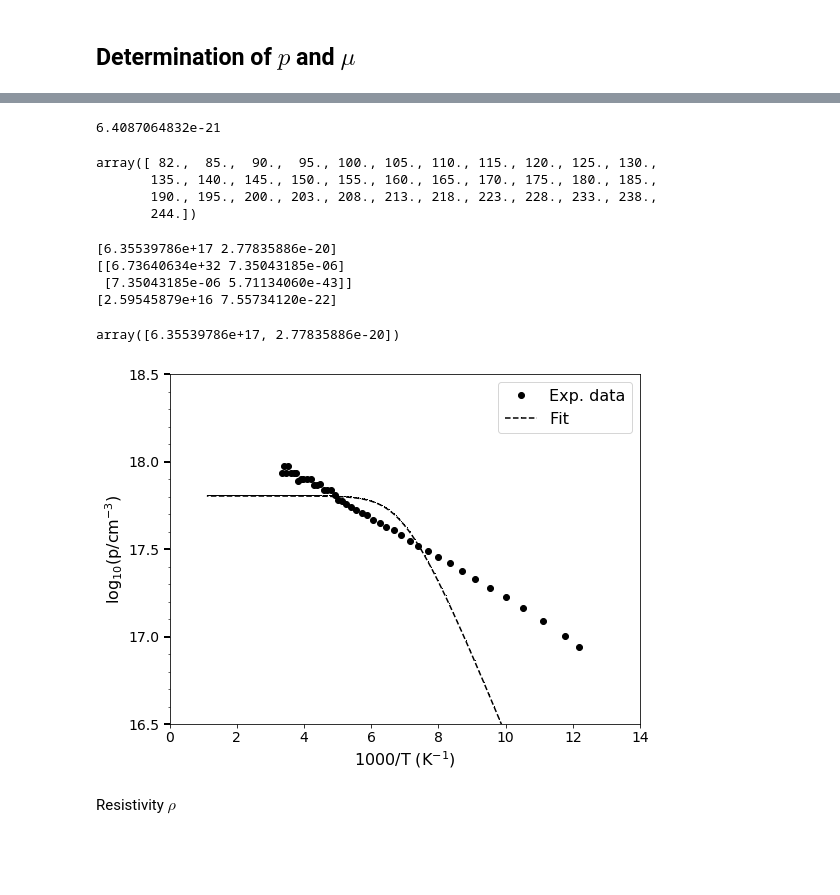
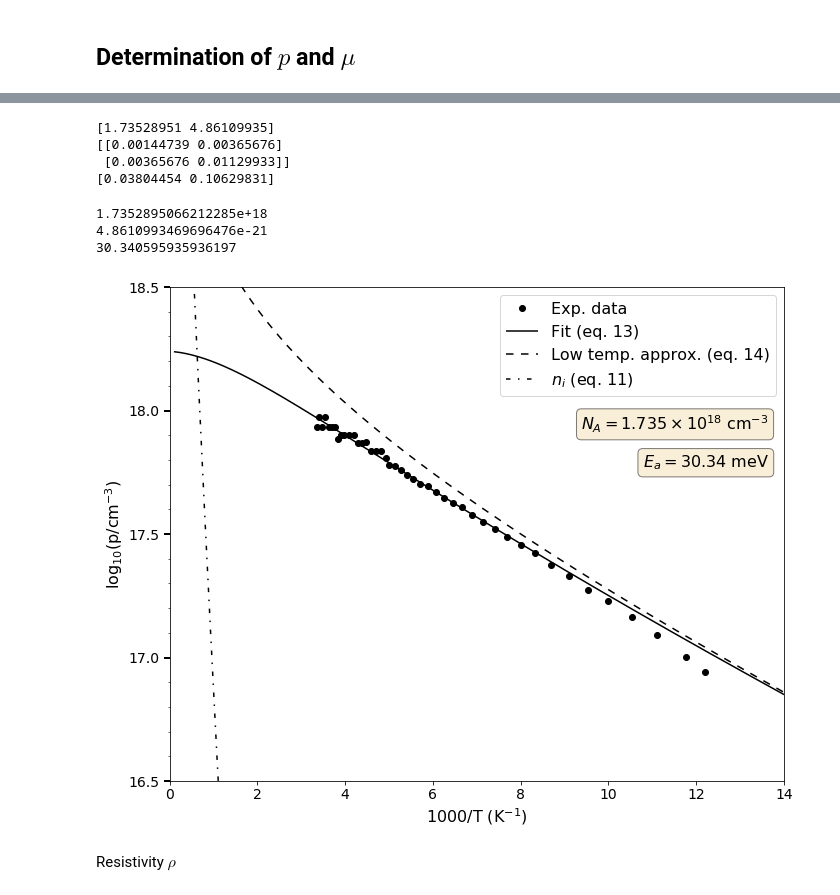
Before and after one commit to iyanmv/APL_ws18-19, a Jupyter notebook: Hall/Hall_effect.ipynb, the cells around one changed output, grey strips where cells are left out. Cells and saved outputs as stored; diff of their text form; code cells hidden in the pictures; blank space fills up the shorter version.

Commit message:
[Hall Effect] Add (finally) good plot with fit for carrier density

```diff
--- a/Hall/Hall_effect.ipynb
+++ b/Hall/Hall_effect.ipynb
@@ -368,9 +368,0 @@ def Nv(T):
-# %%
-def p_full(T, Na, Ea):
-    # x = 1000 / T
-    kB = cte['Boltzmann constant'][0]
-    return 2 * Na / (1 + np.sqrt(1 + 16 * Na / Nv(T) * np.exp(Ea / (kB * T))))
-# %%
-def p_approx(x, Na, Ea):
-    kB = cte['Boltzmann constant'][0]
-    return .5 * np.sqrt(Na * Nv(x)) * np.exp(-Ea * x / (2000 * kB))
@@ -376,0 +371,7 @@ def p_approx(x, Na, Ea):
+# %%
+kB = physical_constants['Boltzmann constant'][0] # J / K
+kB_eV = physical_constants['Boltzmann constant in eV/K'][0] # eV / K
+m0 = physical_constants['electron mass'][0] # kg
+h = physical_constants['Planck constant'][0] # J·s
+electron_charge = physical_constants['elementary charge'][0] # C
+eV = physical_constants['electron volt'][0] # J
@@ -392,52 +410,51 @@ p1 = 1 / (electron_charge * R_H1)
-# %%
-eV = cte['electron volt'][0]
-40e-3 * eV
-# %% [output]
-6.4087064832e-21
-# %%
-T3[:-10]
-# %% [output]
-array([ 82.,  85.,  90.,  95., 100., 105., 110., 115., 120., 125., 130.,
-       135., 140., 145., 150., 155., 160., 165., 170., 175., 180., 185.,
-       190., 195., 200., 203., 208., 213., 218., 223., 228., 233., 238.,
-       244.])
 # %%
-popt1, pcov1 = curve_fit(p_full, T3[:-10], p3[:-10], p0=(1e18, 4e-20))
+popt1, pcov1 = curve_fit(p_full, 1000/T3, p3, p0=(1, 4))
 print(popt1)
 print(pcov1)
 perr1 = np.sqrt(np.diag(pcov1))
 print(perr1)
 # %% [output]
-[6.35539786e+17 2.77835886e-20]
-[[6.73640634e+32 7.35043185e-06]
- [7.35043185e-06 5.71134060e-43]]
-[2.59545879e+16 7.55734120e-22]
+[1.73528951 4.86109935]
+[[0.00144739 0.00365676]
+ [0.00365676 0.01129933]]
+[0.03804454 0.10629831]
-# %%
-popt1
-# %% [output]
-array([6.35539786e+17, 2.77835886e-20])
+# %%
+print(popt1[0] * 1e18)
+print(popt1[1] * 1e-21)
+print(popt1[1] * 1e-21 / eV * 1e3)
+# %% [output]
+1.7352895066212285e+18
+4.8610993469696476e-21
+30.340595935936197
 # %%
-fig, ax = plt.subplots(1,1, figsize=(8,6))
+fig, ax = plt.subplots(1,1, figsize=(10,8))
 ax.plot(1000/T3, np.log10(p3), 'ko', label='Exp. data')
-T = np.linspace(72, 900, 500)
-ax.plot(1000/T, np.log10(p_full(T, *popt1)), 'k--,', label='Fit')
-#ax.plot(1000/T, np.log10(p_full(1000/T, *popt1)), 'b--', label='Fit2')
-#ax.plot(1000/T, np.log10(p_full(1000/T, 2.00095673e+18, 1.5e-23)), 'k--', label='Fit')
-#ax.plot(1000/T, np.log10(p_approx(1000/T, 1e18, 10e-20)), 'b--', label='Low temp.')
-#ax.plot(1000/T, np.log10(p_full(1000/T, 10**popt1[0], popt1[1])), 'k--', label='Fit')
+
+x = np.linspace(.1, 14, 200)
+ax.plot(x, np.log10(p_full(x, *popt1)), color='black', linestyle=linestyles['solid'], label='Fit (eq. 13)')
+ax.plot(x, np.log10(p_approx(x, *popt1)), color='black', linestyle=linestyles['dashed'], label='Low temp. approx. (eq. 14)')
+ax.plot(x, np.log10(ni(x)), color='black', linestyle=linestyles['dashdotted'], label=r'$n_i$ (eq. 11)')
+
+ax.text(.67,.71, r"$N_A = 1.735\times 10^{18}$ cm$^{-3}$",
+        fontsize=16, bbox=dict(boxstyle='round', facecolor='wheat', alpha=0.5), transform=ax.transAxes)
+
+ax.text(.77,.635, r"$E_a = 30.34$ meV",
+        fontsize=16, bbox=dict(boxstyle='round', facecolor='wheat', alpha=0.5), transform=ax.transAxes)
+
+
 ax.set_xlabel('1000/T (K$^{-1}$)', fontsize=16)
 ax.set_ylabel('$\log_{10}($p/cm$^{-3}$)', fontsize=16)
 ax.set_yticks(np.arange(16.5,18.6,.5))
 ax.tick_params(axis='y', which='major', direction='out', length=6, width=2)
 ax.set_yticks(np.arange(16.5,19,.1), minor=True)
 ax.set_xbound(0,14)
 ax.set_ybound(16.5,18.5)
-ax.legend(loc=0, fontsize=16)
+ax.legend(loc=1, fontsize=16)
 plt.tight_layout()
-if save_figs:
+if True:
     save_fig(fig, 'carrier_density')
 # %% [output]
-[figure, old version]
+[figure, new version]
 # %% [markdown]
 Resistivity $\rho$
 # %%
```
Also changed, not shown: parts of 16 cells of this notebook, 3 other files.
